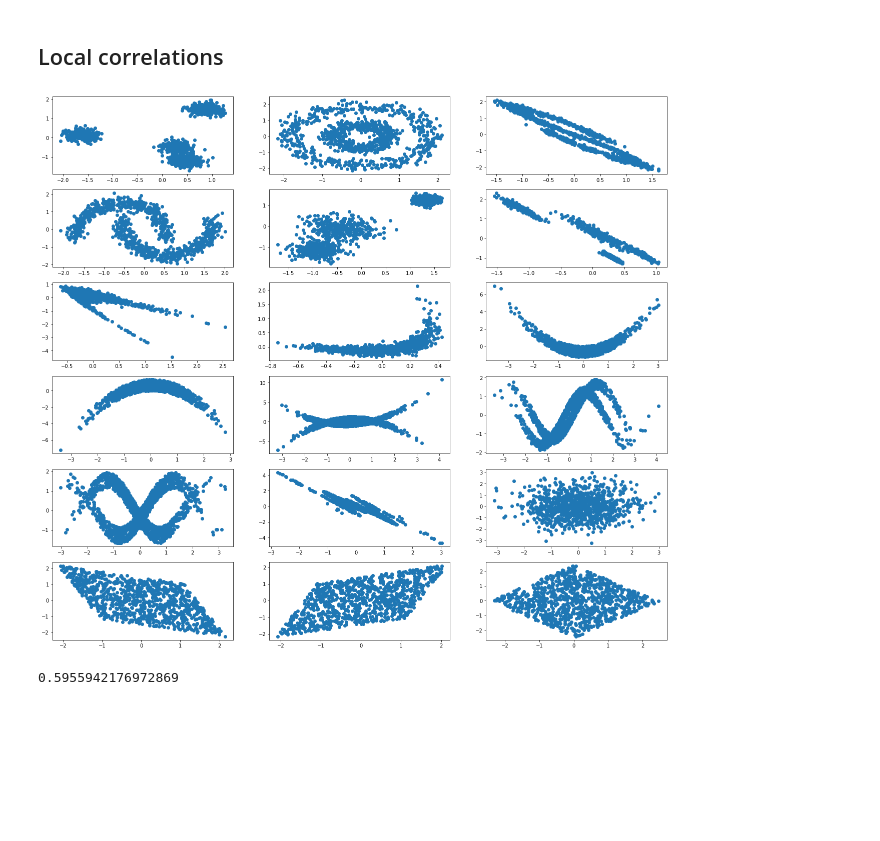
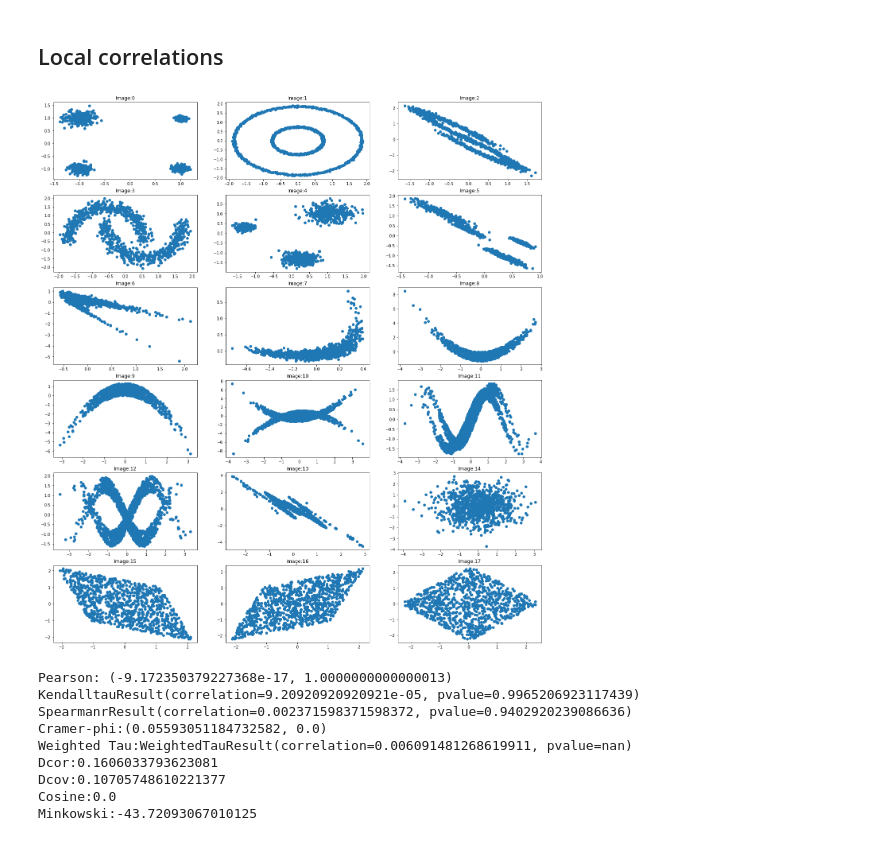
Before and after one commit to bramiozo/RexR, a Jupyter notebook: _hackathon2018/omic_helper_lib/sandbox/Test_distance_metrics.ipynb, the cells around one changed output. Saved outputs shown, nothing was run; the diff lists cells and outputs as text; code cells hidden in the pictures; blank space fills up the shorter version.

```diff
--- a/_hackathon2018/omic_helper_lib/sandbox/Test_distance_metrics.ipynb
+++ b/_hackathon2018/omic_helper_lib/sandbox/Test_distance_metrics.ipynb
@@ -55,11 +68,12 @@ def generate_test_sets(**kwargs):
     transformation = [[0.60834549, -0.63667341], [-0.40887718, 0.85253229]]
 
     sets = []
-    mcluster = datasets.make_checkerboard((1000,1000), 4, noise=4)[0]
+    mcluster = datasets.make_blobs(n_samples=1000, centers=[(-10,-10), (10,10), (-10,10), (10,-10)],
+                                cluster_std=[1., 0.5, 1.5, 0.75])[0]
     mcluster = StandardScaler().fit_transform(mcluster)
     sets.append(mcluster)
     #####################
-    mcluster = datasets.make_circles(n_samples=1000, factor=.4, noise=.1)[0]
+    mcluster = datasets.make_circles(n_samples=1000, factor=.4, noise=.01)[0]
     mcluster = StandardScaler().fit_transform(mcluster)
     sets.append(mcluster)
     #####################
@@ -192,33 +206,11 @@ def generate_test_sets(**kwargs):
 ## Local correlations
 # %%
 test_sets = generate_test_sets()[0]
-fig, ax = plt.subplots(ncols=3, nrows=6, figsize=(22,20))
+fig, ax = plt.subplots(ncols=3, nrows=6, figsize=(22,25))
 for k, ds in enumerate(test_sets):
     j=k%3
     i=int(k/3)
     ax[i,j].scatter(x=ds[:,0], y=ds[:,1])
+    ax[i,j].set_title(f'Image:{k}')
 # %% [output]
-[figure, old version]
+[figure, new version]
-# %%
-n=16
-nbins=10
-hnoise=1e-4
-nruns=100
-
-ecov = np.cov(test_sets[n][:,0], test_sets[n][:,1])
-emp = test_sets[n]
-
-aggstat = []
-for k in range(nruns):
-    bivar=np.random.multivariate_normal(np.mean(emp, axis=0), ecov, size=1000)
-
-    bivar_freq = np.histogram2d(bivar[:,0], bivar[:,1], bins=nbins, density=True)[0]+np.random.uniform(low=0, high=hnoise, size=(10,10))
-    emp_freq = np.histogram2d(emp[:,0], bivar[:,1], bins=nbins, density=True)[0]+np.random.uniform(low=0, high=hnoise, size=(10,10))
-
-    bivar_freq = bivar_freq/np.sum(bivar_freq)
-    emp_freq = emp_freq/np.sum(emp_freq)
-
-    aggstat.append(np.nanmean(chisquare(bivar_freq, emp_freq)[0]))
-np.mean(aggstat)
-# %% [output]
-0.5955942176972869
@@ -224,0 +244,20 @@ np.mean(aggstat)
+# %%
+print(f'Pearson: {pearsonr(v1, v2)}')
+print(f'{kendalltau(test_sets[n][:,0], test_sets[n][:,1])}')
+print(f'{spearmanr(test_sets[n][:,0], test_sets[n][:,1])}')
+print(f'Cramer-phi:{cramer_phi(test_sets[n][:,0], test_sets[n][:,1])}') # weightedtau, theilslopes
+print(f'Weighted Tau:{weightedtau(test_sets[n][:,0], test_sets[n][:,1])}')
+print(f'Dcor:{dcor.distance_correlation(v1,v2)}')
+print(f'Dcov:{dcor.distance_covariance(v1,v2)}')
+print(f'Cosine:{1-distance.cosine(v1,v2)}')
+print(f'Minkowski:{1-distance.minkowski(v1,v2, p=2)}') # what is maximal Minkowski distance
+# %% [output]
+Pearson: (-9.172350379227368e-17, 1.0000000000000013)
+KendalltauResult(correlation=9.20920920920921e-05, pvalue=0.9965206923117439)
+SpearmanrResult(correlation=0.002371598371598372, pvalue=0.9402920239086636)
+Cramer-phi:(0.05593051184732582, 0.0)
+Weighted Tau:WeightedTauResult(correlation=0.006091481268619911, pvalue=nan)
+Dcor:0.1606033793623081
+Dcov:0.10705748610221377
+Cosine:0.0
+Minkowski:-43.72093067010125
```
Also changed, not shown: parts of 6 cells of this notebook, 4 other files.
